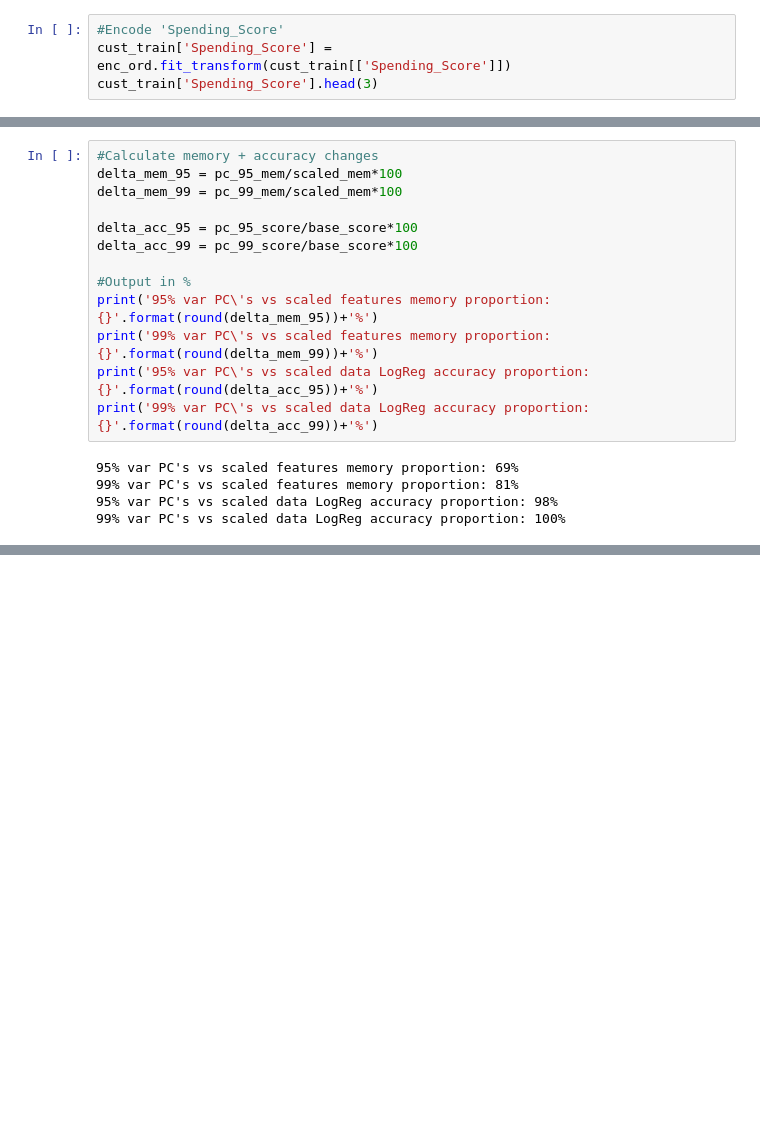
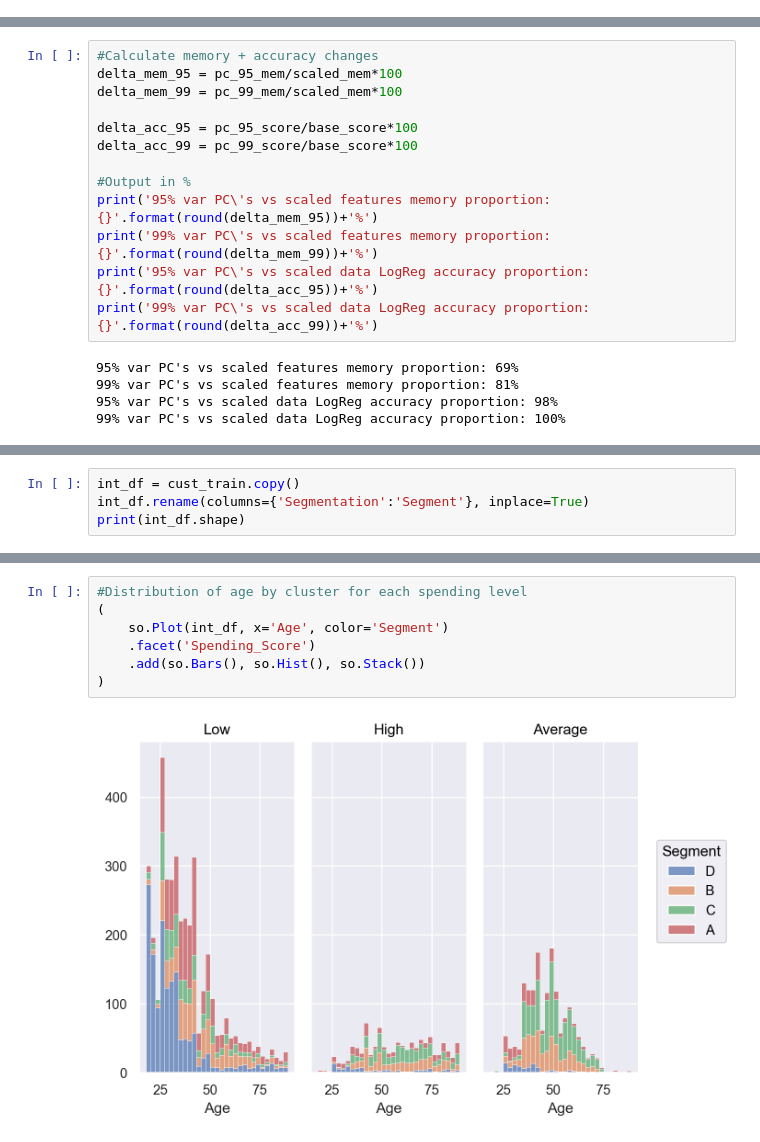
Before and after one commit to DomS1080/Data-Science, a Jupyter notebook: Projects/Customer/Customer.ipynb, the cells around one changed output, grey strips where cells are left out. Cells and saved outputs as stored; diff of their text form; blank space fills up the shorter version.

```diff
--- a/Projects/Customer/Customer.ipynb
+++ b/Projects/Customer/Customer.ipynb
@@ -223,4 +219,0 @@ Name: Segmentation, dtype: int32
-# %%
-#Encode 'Spending_Score'
-cust_train['Spending_Score'] = enc_ord.fit_transform(cust_train[['Spending_Score']])
-cust_train['Spending_Score'].head(3)
@@ -630,3 +552,7 @@ While all transformations increased the size of the original feature set:
 <br/>
 
 Next, we'll analyze the characteristics of the clusters the sales team created using our interpretable features.
+# %%
+int_df = cust_train.copy()
+int_df.rename(columns={'Segmentation':'Segment'}, inplace=True)
+print(int_df.shape)
@@ -632,0 +574,9 @@ Next, we'll analyze the characteristics of the clusters the sales team created u
+# %%
+#Distribution of age by cluster for each spending level
+(
+    so.Plot(int_df, x='Age', color='Segment')
+    .facet('Spending_Score')
+    .add(so.Bars(), so.Hist(), so.Stack())
+)
+# %% [output]
+[figure, added]
```
Also changed, not shown: parts of 36 cells of this notebook.
